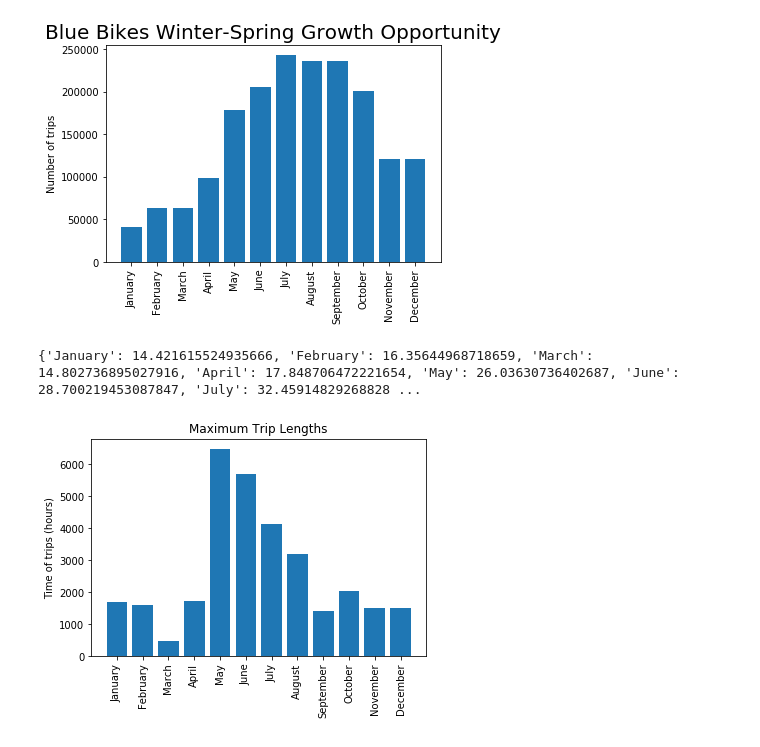
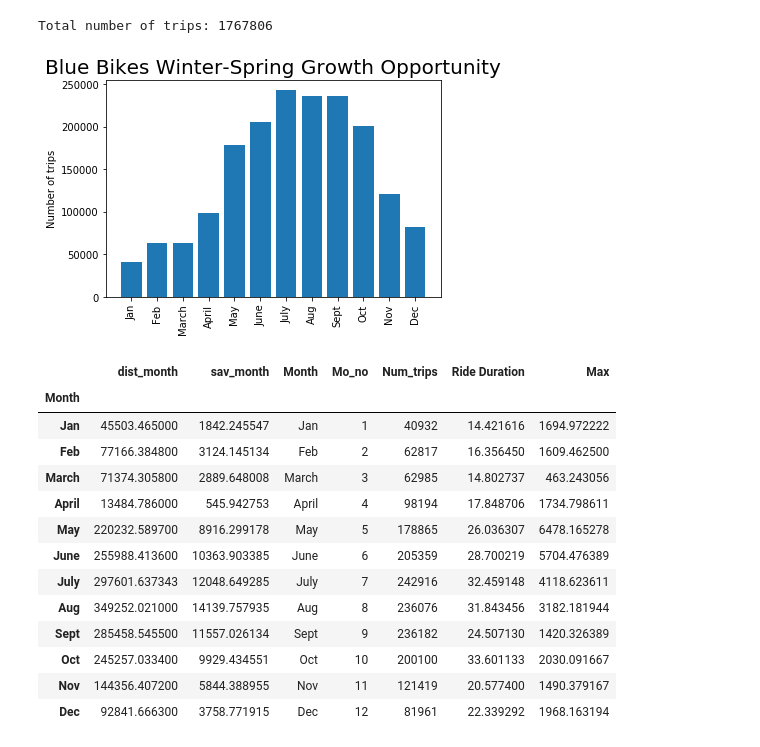
Before and after one commit to harr1582/Boston-Blue-Bike-Project, a Jupyter notebook: Boston Bikes All Year.ipynb, the cells around one changed output. Saved outputs shown, nothing was run; the diff lists cells and outputs as text; code cells hidden in the pictures.

```diff
--- a/Boston Bikes All Year.ipynb
+++ b/Boston Bikes All Year.ipynb
@@ -227,0 +128,6 @@ print (Trips_per_month)
+# %%
+#Number of trips over the course of the year
+total_trips = frame['starttime'].count()
+print('Total number of trips:', total_trips)
+# %% [output]
+Total number of trips: 1767806
@@ -228,51 +136,9 @@ print (Trips_per_month)
 # %%
-#create bar chart using dictionary
-plt.bar(range(len(Trips_per_month)), list(Trips_per_month.values()), align='center')
-plt.xticks(range(len(Trips_per_month)), list(Trips_per_month.keys()), rotation = 'vertical')
+#create bar chart of trips per month, setting index to horizontal
+plt.bar(sav['Month'], sav['Num_trips'], align='center')
+plt.xticks(sav['Month'], rotation = 'vertical')
 plt.title('Blue Bikes Winter-Spring Growth Opportunity', fontsize = 20)
 plt.ylabel('Number of trips')
 plt.show()
 # %% [output]
-[figure, old version]
+[figure, new version]
-# %%
-#Does the trip length data have errors?
-Trip_length = {
-    "January" : (dfjan['tripduration'].mean())/60,
-    "February" : (dffeb['tripduration'].mean())/60,
-    "March" : (dfmarch['tripduration'].mean())/60,
-    "April" : (dfapril['tripduration'].mean())/60,
-    "May" : (dfmay['tripduration'].mean())/60,
-    "June" : (dfjune['tripduration'].mean())/60,
-    "July" : (dfjuly['tripduration'].mean())/60,
-    "August" : (dfaug['tripduration'].mean())/60,
-    "September" : (dfsept['tripduration'].mean())/60,
-    "October" : (dfoct['tripduration'].mean())/60,
-    "November" : (dfnov['tripduration'].mean())/60,
-    "December" : (dfdec['tripduration'].mean())/60,
-}
-print (Trip_length)
-# %% [output]
-{'January': 14.421615524935666, 'February': 16.35644968718659, 'March': 14.802736895027916, 'April': 17.848706472221654, 'May': 26.03630736402687, 'June': 28.700219453087847, 'July': 32.45914829268828 ...
-# %%
-#Number of hours for these max rentals doesn't make sense and is skewing the data
-Trip_max = {
-    "January" : ((dfjan['tripduration'].max())/60)/24,
-    "February" : ((dffeb['tripduration'].max())/60)/24,
-    "March" : ((dfmarch['tripduration'].max())/60)/24,
-    "April" : ((dfapril['tripduration'].max())/60)/24,
-    "May" : ((dfmay['tripduration'].max())/60)/24,
-    "June" : ((dfjune['tripduration'].max())/60)/24,
-    "July" : ((dfjuly['tripduration'].max())/60)/24,
-    "August" : ((dfaug['tripduration'].max())/60)/24,
-    "September" : ((dfsept['tripduration'].max())/60)/24,
-    "October" : ((dfoct['tripduration'].max())/60)/24,
-    "November" : ((dfnov['tripduration'].max())/60)/24,
-    "December" : ((dfdec['tripduration'].max())/60)/24,
-}
-plt.bar(range(len(Trip_max)), list(Trip_max.values()), align='center')
-plt.xticks(range(len(Trip_max)), list(Trip_max.keys()), rotation = 'vertical')
-plt.title('Maximum Trip Lengths')
-plt.ylabel('Time of trips (hours)')
-plt.show()
-# %% [output]
-[figure, removed]
@@ -278,0 +151,19 @@ plt.show()
+# %%
+#Number of hours for these max rentals doesn't make sense and is skewing the data
+sav['Max'] = (frame.groupby(['Month'])['tripduration'].max()/60)/24
+sav
+# %% [output]
+|  | dist_month | sav_month | Month | Mo_no | Num_trips | Ride Duration | Max |
+| Month |  |  |  |  |  |  |  |
+| Jan | 45503.465000 | 1842.245547 | Jan | 1 | 40932 | 14.421616 | 1694.972222 |
+| Feb | 77166.384800 | 3124.145134 | Feb | 2 | 62817 | 16.356450 | 1609.462500 |
+| March | 71374.305800 | 2889.648008 | March | 3 | 62985 | 14.802737 | 463.243056 |
+| April | 13484.786000 | 545.942753 | April | 4 | 98194 | 17.848706 | 1734.798611 |
+| May | 220232.589700 | 8916.299178 | May | 5 | 178865 | 26.036307 | 6478.165278 |
+| June | 255988.413600 | 10363.903385 | June | 6 | 205359 | 28.700219 | 5704.476389 |
+| July | 297601.637343 | 12048.649285 | July | 7 | 242916 | 32.459148 | 4118.623611 |
+| Aug | 349252.021000 | 14139.757935 | Aug | 8 | 236076 | 31.843456 | 3182.181944 |
+| Sept | 285458.545500 | 11557.026134 | Sept | 9 | 236182 | 24.507130 | 1420.326389 |
+| Oct | 245257.033400 | 9929.434551 | Oct | 10 | 200100 | 33.601133 | 2030.091667 |
+| Nov | 144356.407200 | 5844.388955 | Nov | 11 | 121419 | 20.577400 | 1490.379167 |
+| Dec | 92841.666300 | 3758.771915 | Dec | 12 | 81961 | 22.339292 | 1968.163194 |
```
Also changed, not shown: parts of 28 cells of this notebook.
